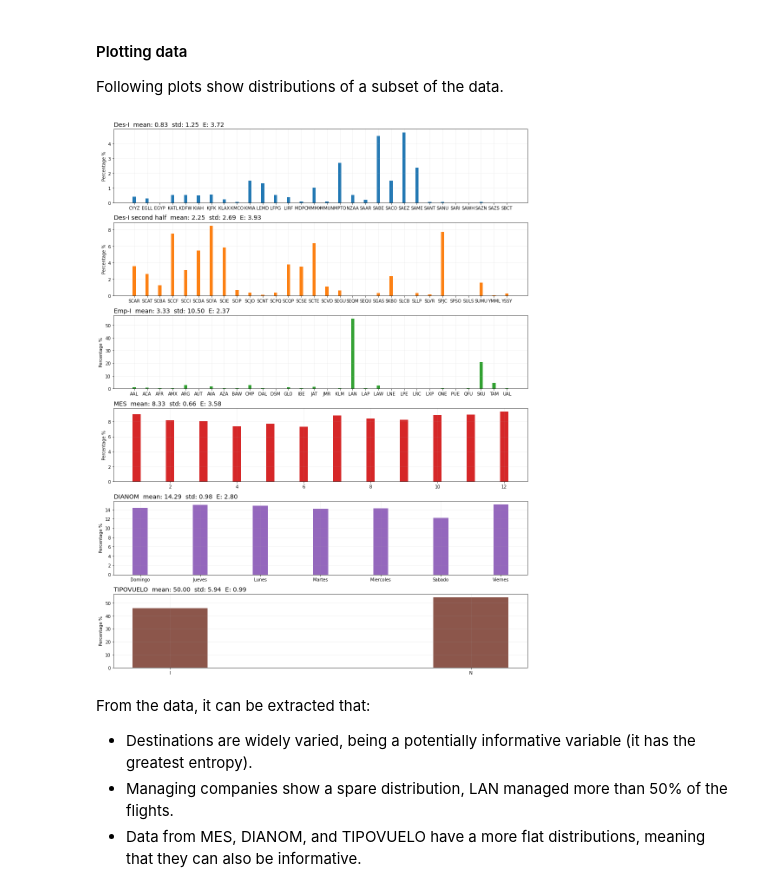
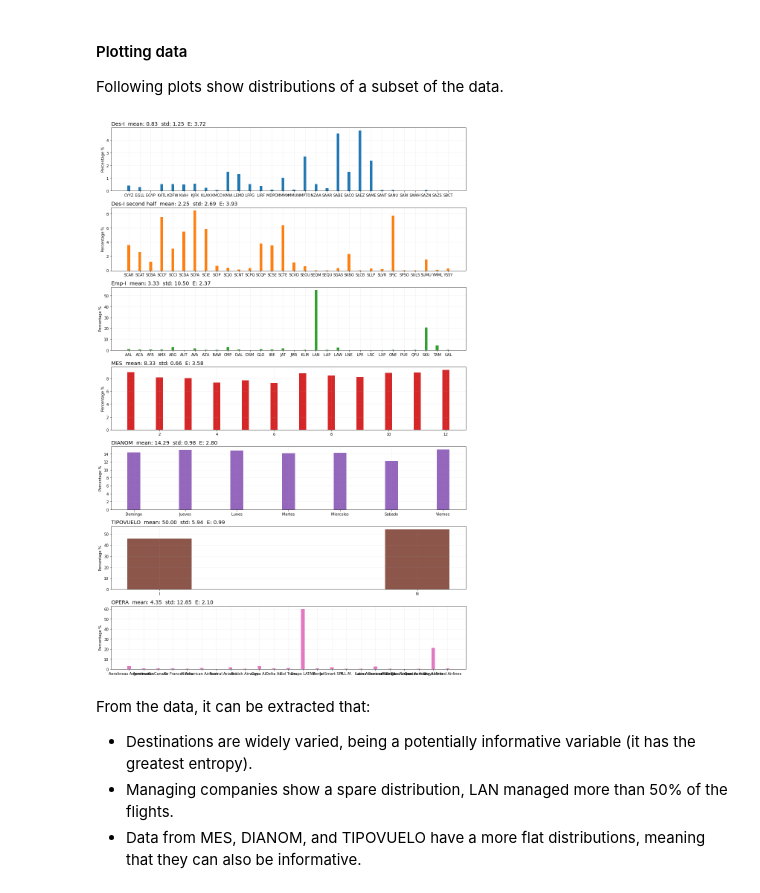
Before and after one commit to cnettlev/flight-delay, a Jupyter notebook: solution.ipynb, the cells around one changed output. Saved outputs shown, nothing was run; the diff lists cells and outputs as text; code cells hidden in the pictures.

```diff
--- a/solution.ipynb
+++ b/solution.ipynb
@@ -65,7 +65,7 @@ Following plots show distributions of a subset of the data.
 import matplotlib.pyplot as plt
 from scipy.stats import entropy
 
-toShow = ['Des-I', 'last-Des-I', 'Emp-I', 'MES', 'DIANOM', 'TIPOVUELO']
+toShow = ['Des-I', 'last-Des-I', 'Emp-I', 'MES', 'DIANOM', 'TIPOVUELO', 'OPERA']
 nPlots = len(toShow)
 
 colors = plt.rcParams['axes.prop_cycle'].by_key()['color']
@@ -73,34 +73,34 @@ colors = plt.rcParams['axes.prop_cycle'].by_key()['color']
 fig, axs = plt.subplots(nPlots,1,figsize=(14,3*nPlots))
 
 total = data.shape[0]
 usePercentage = True
 
 for col,ax,color in zip(toShow,axs,colors):
     if 'last-' in col:
         col = col.replace('last-','')
         title = col + ' second half'
         vCounts = data[col].value_counts().sort_index()[-30:]
     else:
         title = col
         vCounts = data[col].value_counts().sort_index()[:30]
     cat = vCounts.index
     count = 100.0*vCounts.values/total if usePercentage else vCounts.values
     m,s = [np.mean(count),np.std(count,ddof=1)]
     E = entropy(vCounts.values/total, base=2)
     # sem = s/np.sqrt(total)
     title = title+'  mean: '+f'{m:.2f}'+'  std: '+f'{s:.2f}'+'  E: '+f'{E:.2f}'
     if len(cat)>30:
         cat = cat[:30]
         count = count[:30]
         title = 'TOP 30: '+title
     ax.bar(cat, count, width=0.25, facecolor=color)
     ax.set_title(title,fontsize=14,loc='left')
     ax.set_ylabel('Percentage %' if usePercentage else 'Counts #')
     ax.grid(alpha=0.2)
 
 plt.tight_layout()
 # %% [output]
-[figure, old version]
+[figure, new version]
 # %% [markdown]
 From the data, it can be extracted that:
   - Destinations are widely varied, being a potentially informative variable (it has the greatest entropy).
```
Also changed, not shown: parts of 8 cells of this notebook.
